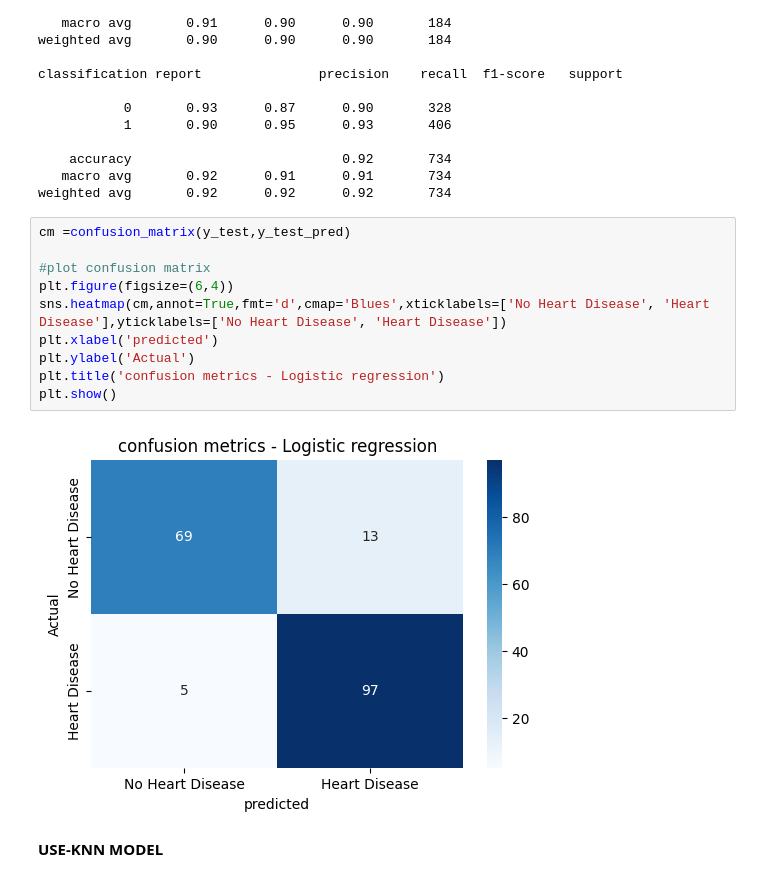
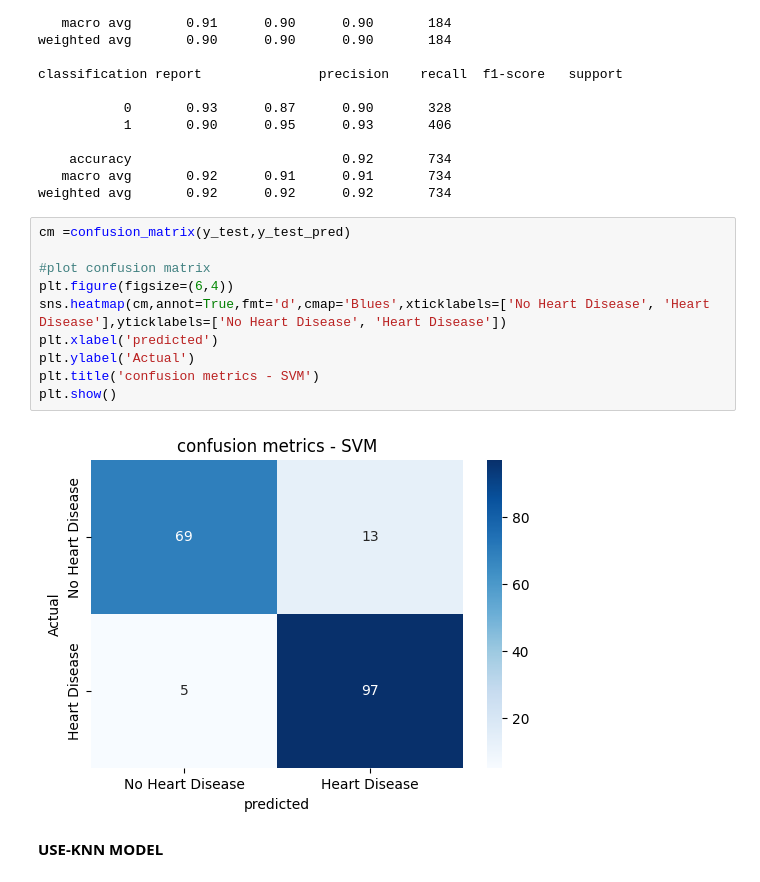
Before and after one commit to Parvez-kamaly/Begginig_project, a Jupyter notebook: heart-failure-prediction.ipynb, the cells around one changed output. Cells and saved outputs as stored; diff of their text form.

```diff
--- a/heart-failure-prediction.ipynb
+++ b/heart-failure-prediction.ipynb
@@ -380,15 +380,15 @@ weighted avg       0.92      0.92      0.92       734
 # %%
 cm =confusion_matrix(y_test,y_test_pred)
 
 #plot confusion matrix
 plt.figure(figsize=(6,4))
 sns.heatmap(cm,annot=True,fmt='d',cmap='Blues',xticklabels=['No Heart Disease', 'Heart Disease'],yticklabels=['No Heart Disease', 'Heart Disease'])
 plt.xlabel('predicted')
 plt.ylabel('Actual')
-plt.title('confusion metrics - Logistic regression')
+plt.title('confusion metrics - SVM')
 plt.show()
 # %% [output]
-[figure, old version]
+[figure, new version]
 # %% [markdown]
 **USE-KNN MODEL**
 # %%
```
Also changed, not shown: parts of 4 cells of this notebook.
